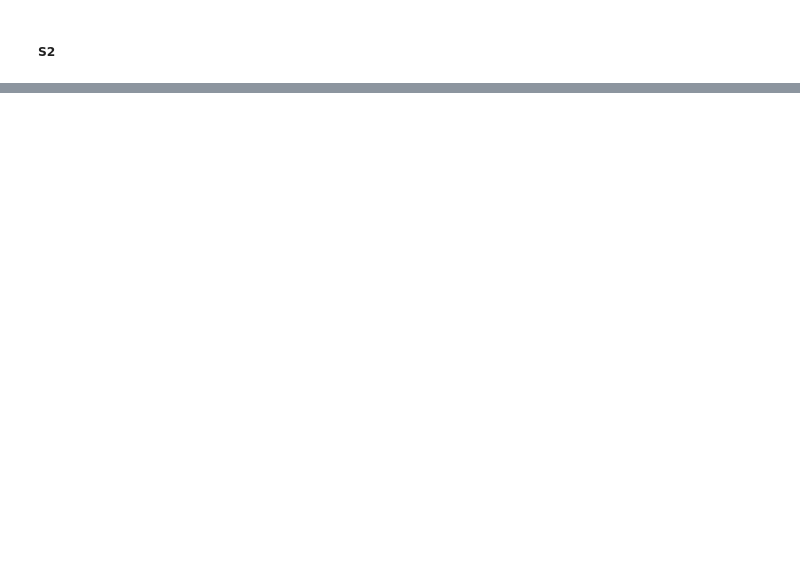
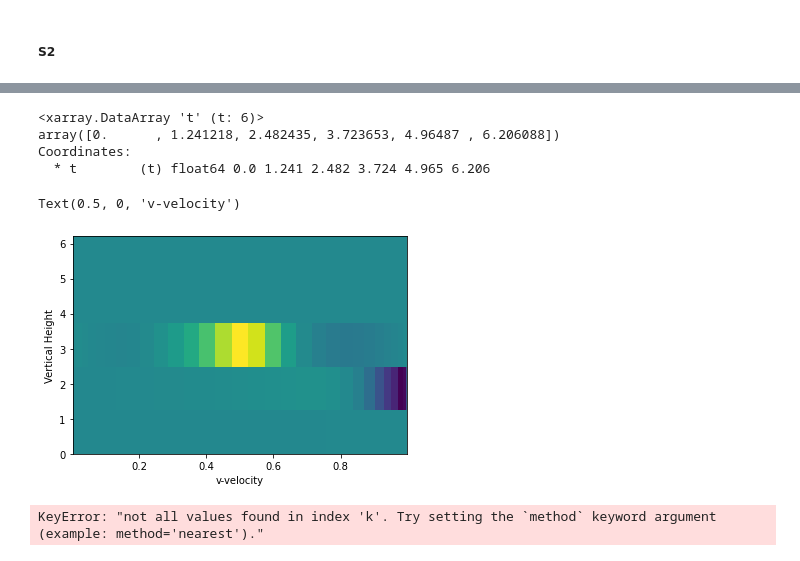
Before and after one commit to loganpknudsen/BottomBoundaryLayer, a Jupyter notebook: SI_growth_rate_checker.ipynb, the cells around one changed output, grey strips where cells are left out. Saved outputs shown, nothing was run; the diff lists cells and outputs as text; code cells hidden in the pictures; blank space fills up the shorter version.

```diff
--- a/SI_growth_rate_checker.ipynb
+++ b/SI_growth_rate_checker.ipynb
@@ -122,10 +187,20 @@ plt.ylabel("Growth Rate")
 # %%
-data5=xr.open_dataset("PSI_non_dim_field_high_res.nc")
+data5=xr.open_dataset("PSI_non_dim_field_visc_high_res.nc")
 # %%
 data5.t
+# %% [output]
+<xarray.DataArray 't' (t: 6)>
+array([0.      , 1.241218, 2.482435, 3.723653, 4.96487 , 6.206088])
+Coordinates:
+  * t        (t) float64 0.0 1.241 2.482 3.724 4.965 6.206
 # %%
-plt.plot(data5.v_structure.isel(k=15,t=2),data5.z)
+plt.pcolormesh(data5.z,data5.t,data5.v_structure.isel(k=5))
 plt.ylabel("Vertical Height")
 plt.xlabel("v-velocity")
+# %% [output]
+Text(0.5, 0, 'v-velocity')
+[figure, added]
 # %%
 plt.pcolormesh(data5.z,data5.t,data5.v_structure.sel(k=16) )
+# %% [output]
+KeyError: "not all values found in index 'k'. Try setting the `method` keyword argument (example: method='nearest')."
```
Also changed, not shown: parts of 16 cells of this notebook, 4 other files.
